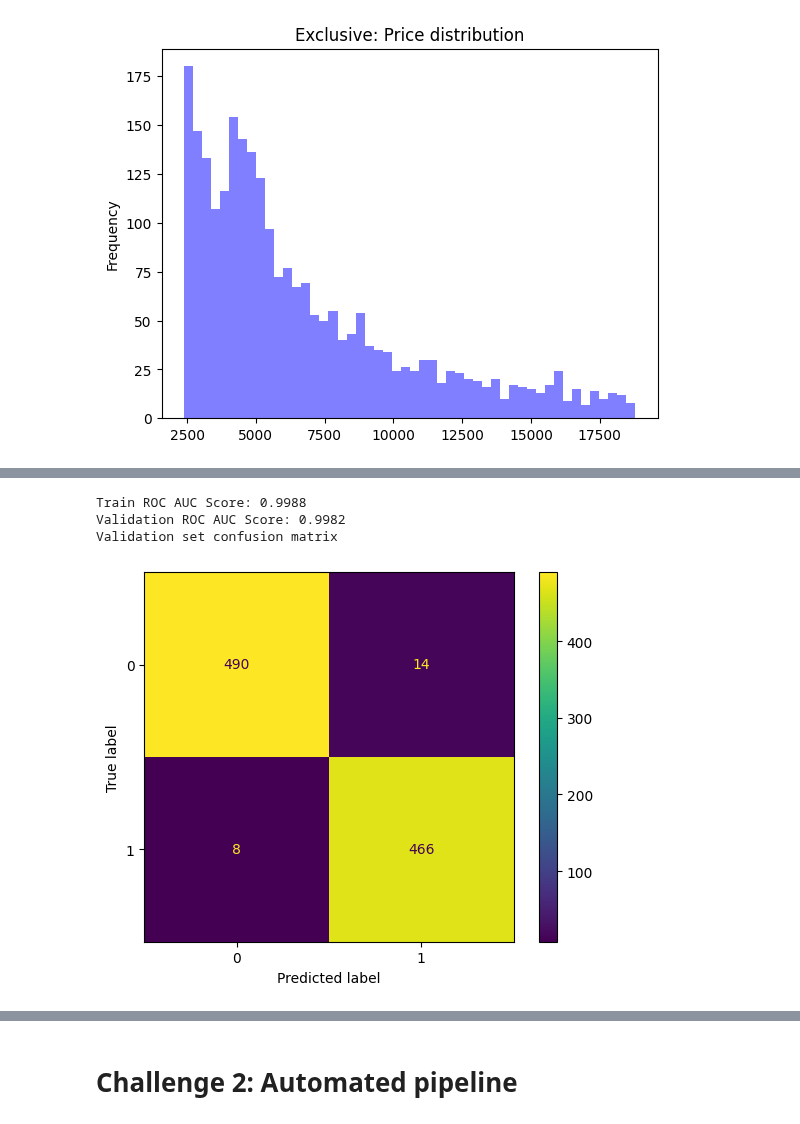
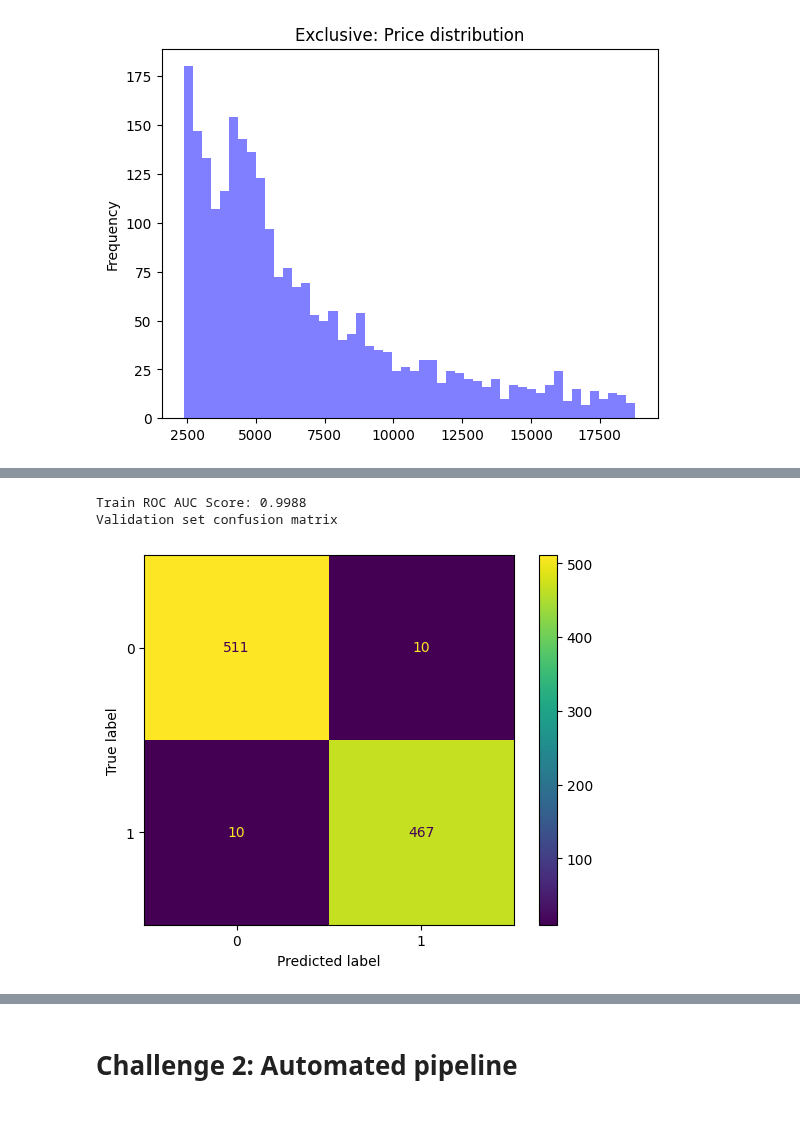
Before and after one commit to jackonedev/xtream-ai-assignment-engineer, a Jupyter notebook: assigment.ipynb, the cells around one changed output, grey strips where cells are left out. Cells and saved outputs as stored; diff of their text form; code cells hidden in the pictures.

```diff
--- a/assigment.ipynb
+++ b/assigment.ipynb
@@ -171,5 +96,0 @@ X_train.head()
-# %%
-# CATEGORIZATION MODEL
-
-log_reg = LogisticRegression()
-log_reg.fit(X_train, y_cat_train)
@@ -177,0 +99,9 @@ LogisticRegression()
+# %%
+X_test = pd.read_csv(os.path.join(MODEL_DATA_PATH, 'log_reg_X_test.csv'))
+y_test = pd.read_csv(os.path.join(MODEL_DATA_PATH, 'log_reg_y_cat_test.csv'))
+
+with open(os.path.join(MODELS_PATH, 'log_reg.pkl'), 'rb') as f:
+    log_reg = pickle.load(f)
+
+display(X_test.head())
+print('shape:', X_test.shape)
@@ -178,26 +117,16 @@ LogisticRegression()
 # %%
-from sklearn.metrics import roc_auc_score, confusion_matrix, ConfusionMatrixDisplay
-
-
-log_reg_train = log_reg.predict_proba(X_train)[:, 1]
-log_reg_val = log_reg.predict_proba(X_val)[:, 1]
-log_reg_test = log_reg.predict_proba(X_test)[:, 1]
+log_reg_train = log_reg.predict_proba(X_test)[:, 1]
 
 # CATEGORIZATION MODEL EVALUATION
-roc_auc_train = roc_auc_score(y_true=y_cat_train, y_score=log_reg_train)
+roc_auc_train = roc_auc_score(y_true=y_test, y_score=log_reg_train)
 print(f"Train ROC AUC Score: {roc_auc_train:.4f}")
-
-# Validation ROC AUC Score
-roc_auc_val = roc_auc_score(y_true=y_cat_val, y_score=log_reg_val)
-print(f"Validation ROC AUC Score: {roc_auc_val:.4f}")
 
 # Confusion Matrix
 threshold = 0.5
-confusion_val_lgbm = confusion_matrix(y_true=y_cat_val, y_pred=log_reg_val > threshold)
+test_confusion_matrix = confusion_matrix(y_true=y_test, y_pred=log_reg_train > threshold)
 print("Validation set confusion matrix")
-ConfusionMatrixDisplay(confusion_val_lgbm).plot();
+ConfusionMatrixDisplay(test_confusion_matrix).plot();
 # %% [output]
 Train ROC AUC Score: 0.9988
-Validation ROC AUC Score: 0.9982
 Validation set confusion matrix
-[figure, old version]
+[figure, new version]
```
Also changed, not shown: parts of 40 cells of this notebook.
